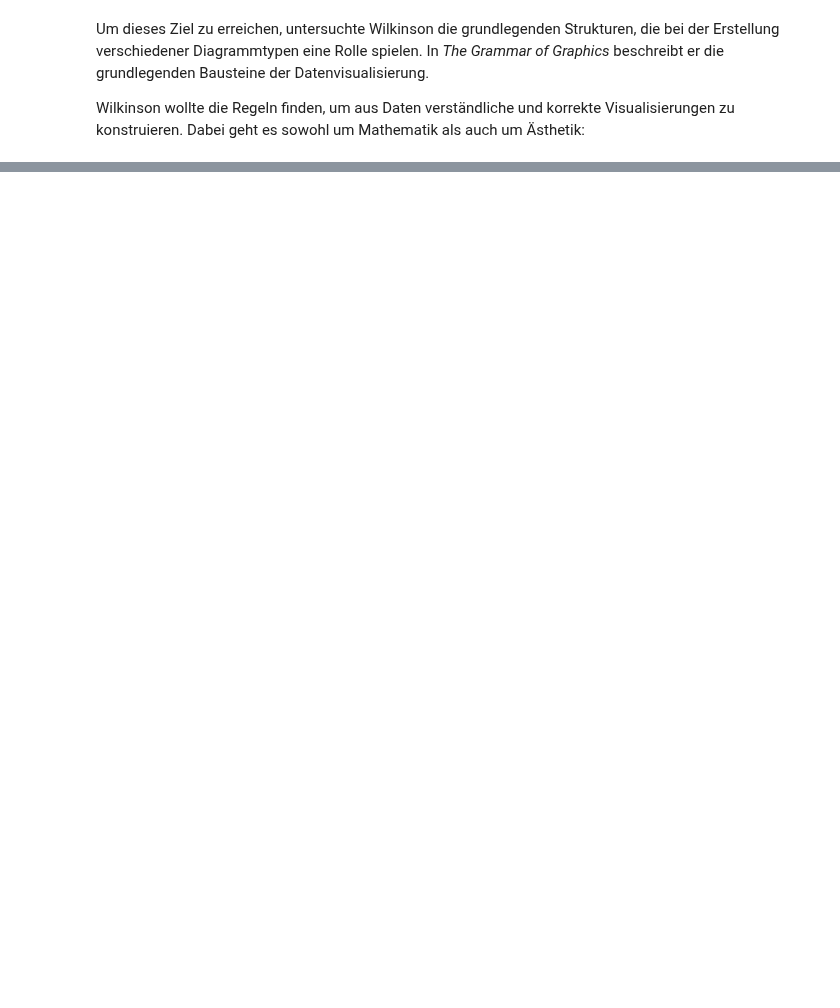
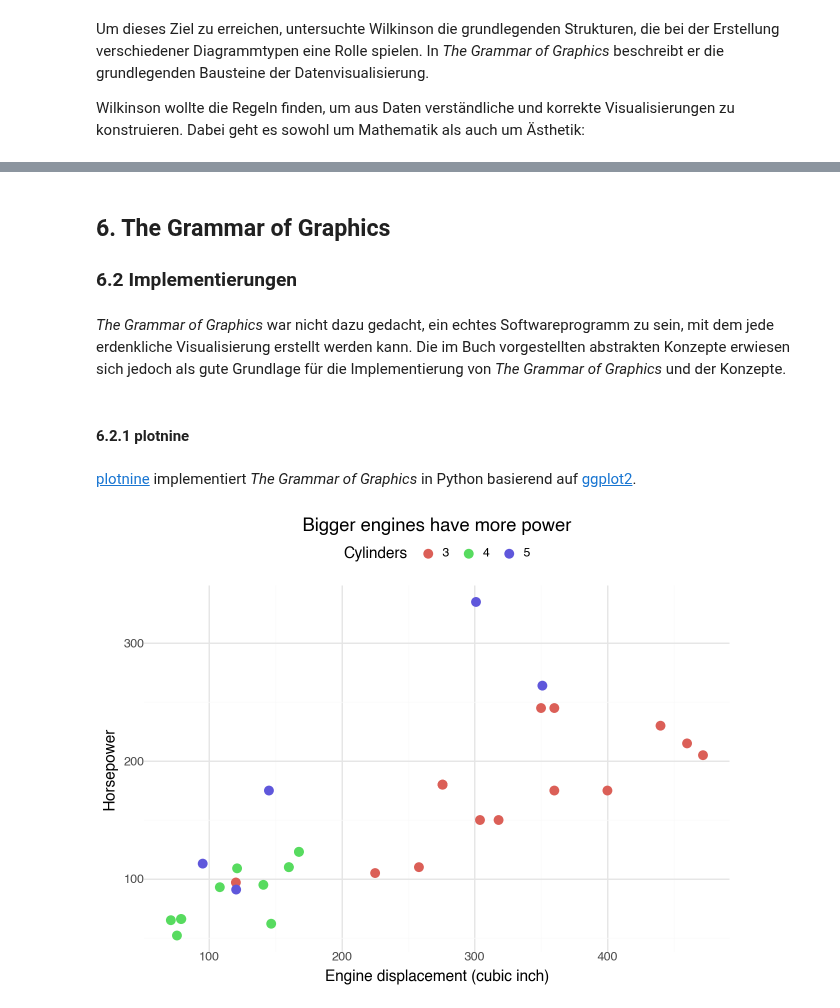
Before and after one commit to cusyio/jupyter-reveal, a Jupyter notebook: docs/data-visualisation/data-visualisation.ipynb, the cells around one changed output, grey strips where cells are left out. Saved outputs shown, nothing was run; the diff lists cells and outputs as text; code cells hidden in the pictures; blank space fills up the shorter version.

Commit message:
:memo: Add plotnine to data visualisation

```diff
--- a/docs/data-visualisation/data-visualisation.ipynb
+++ b/docs/data-visualisation/data-visualisation.ipynb
@@ -1580,0 +1595,10 @@ Wilkinson wollte die Regeln finden, um aus Daten verständliche und korrekte Vis
+# %% [markdown]
+## 6. The Grammar of Graphics
+
+### 6.2 Implementierungen
+# %% [markdown]
+*The Grammar of Graphics* war nicht dazu gedacht, ein echtes Softwareprogramm zu sein, mit dem jede erdenkliche Visualisierung erstellt werden kann. Die im Buch vorgestellten abstrakten Konzepte erwiesen sich jedoch als gute Grundlage für die Implementierung von *The Grammar of Graphics* und der Konzepte.
+# %% [markdown]
+#### 6.2.1 plotnine
+# %% [markdown]
+[plotnine](https://pyviz-tutorial.readthedocs.io/de/latest/matplotlib/plotnine/index.html) implementiert *The Grammar of Graphics* in Python basierend auf [ggplot2](https://ggplot2.tidyverse.org/).
@@ -1580,0 +1608,13 @@ Wilkinson wollte die Regeln finden, um aus Daten verständliche und korrekte Vis
+# %%
+(
+    ggplot(mtcars, aes("disp", "hp", color="factor(gear)"))
+    + geom_point(size = 3)
+    + scale_color_discrete(name = "Cylinders")
+    + ylab("Horsepower")
+    + xlab("Engine displacement (cubic inch)")
+    + ggtitle("Bigger engines have more power")
+    + theme_minimal()
+    + theme(legend_position="top")
+)
+# %% [output]
+[figure, added]
```
Also changed, not shown: parts of 7 cells of this notebook, 3 other files.
